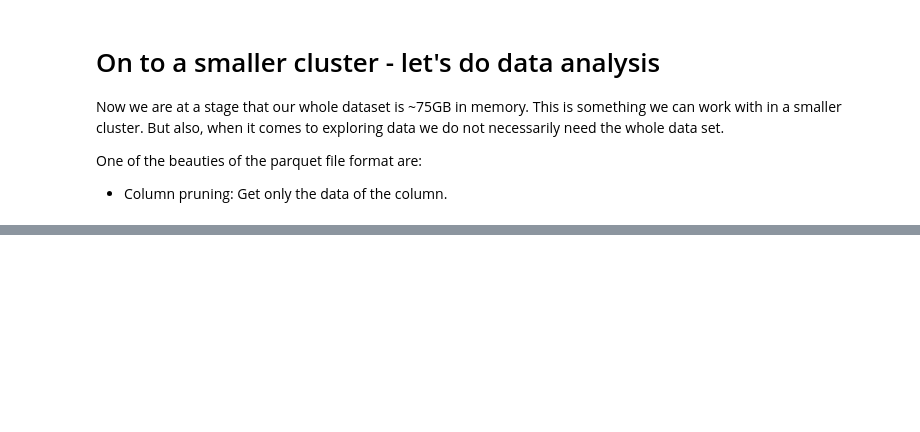
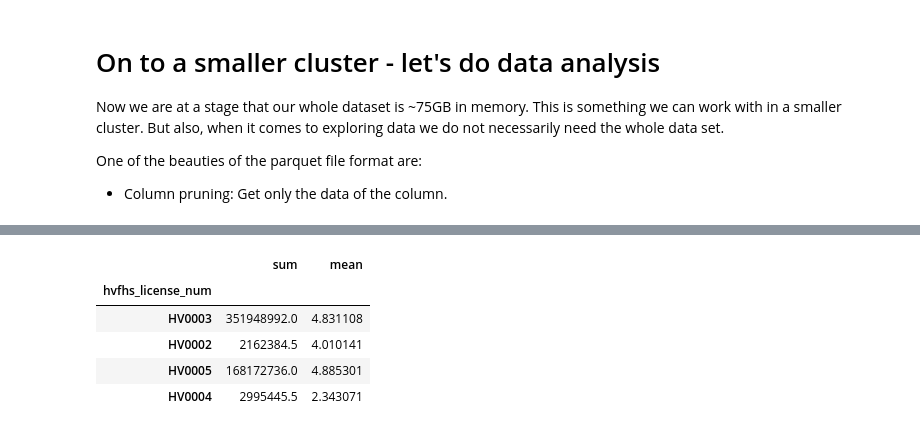
Before and after one commit to coiled/dask-tutorial, a Jupyter notebook: 2-Get_better-at-dask-dataframes.ipynb, the cells around one changed output, grey strips where cells are left out. Drawn from its saved outputs; the diff is of its cells as text; code cells hidden in the pictures; blank space fills up the shorter version.

```diff
--- a/2-Get_better-at-dask-dataframes.ipynb
+++ b/2-Get_better-at-dask-dataframes.ipynb
@@ -264,0 +402,10 @@ df.head()
+# %%
+tips_total = df_small.loc[lambda x: x.tip_flag].groupby('hvfhs_license_num').tips.agg(["sum", "mean"]).compute()
+tips_total
+# %% [output]
+|  | sum | mean |
+| hvfhs_license_num |  |  |
+| HV0003 | 351948992.0 | 4.831108 |
+| HV0002 | 2162384.5 | 4.010141 |
+| HV0005 | 168172736.0 | 4.885301 |
+| HV0004 | 2995445.5 | 2.343071 |
```
Also changed, not shown: parts of 54 cells of this notebook, 1 other file.
